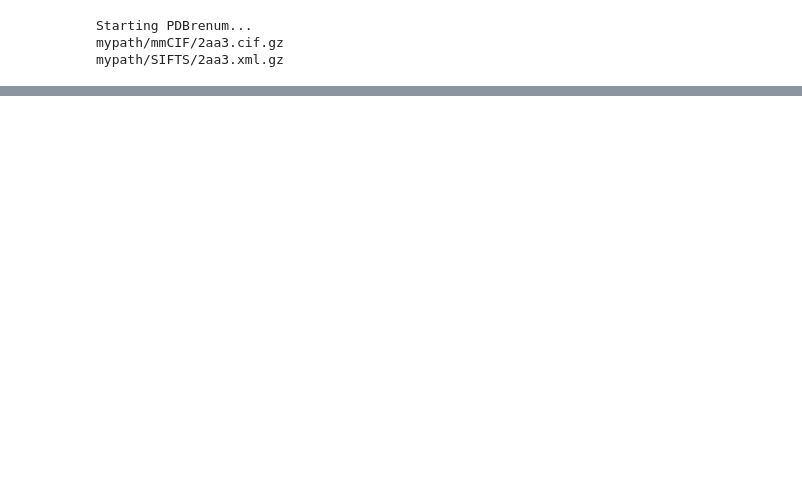
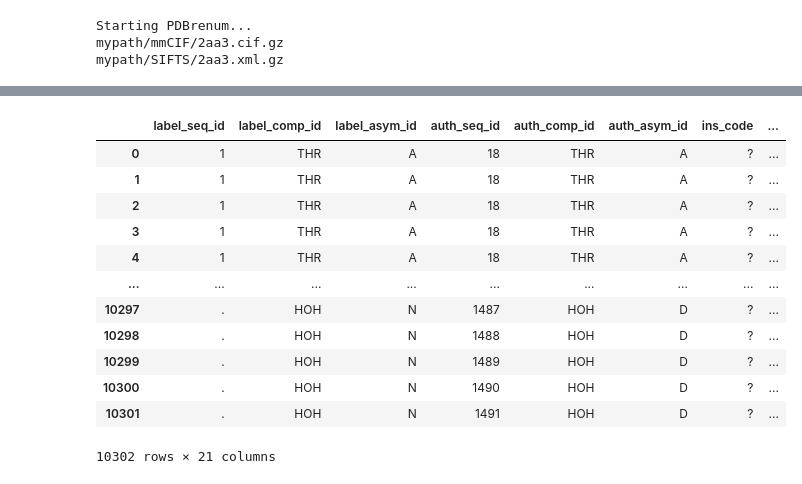
Before and after one commit to Faezov/PDBrenum, a Jupyter notebook: sifts_parser.ipynb, the cells around one changed output, grey strips where cells are left out. Cells and saved outputs as stored; diff of their text form; code cells hidden in the pictures; blank space fills up the shorter version.

```diff
--- a/sifts_parser.ipynb
+++ b/sifts_parser.ipynb
@@ -250,0 +254,16 @@ old
+# %%
+merged_df
+# %% [output]
+|  | label_seq_id | label_comp_id | label_asym_id | auth_seq_id | auth_comp_id | auth_asym_id | ins_code | ... |
+| 0 | 1 | THR | A | 18 | THR | A | ? | ... |
+| 1 | 1 | THR | A | 18 | THR | A | ? | ... |
+| 2 | 1 | THR | A | 18 | THR | A | ? | ... |
+| 3 | 1 | THR | A | 18 | THR | A | ? | ... |
+| 4 | 1 | THR | A | 18 | THR | A | ? | ... |
+| ... | ... | ... | ... | ... | ... | ... | ... | ... |
+| 10297 | . | HOH | N | 1487 | HOH | D | ? | ... |
+| 10298 | . | HOH | N | 1488 | HOH | D | ? | ... |
+| 10299 | . | HOH | N | 1489 | HOH | D | ? | ... |
+| 10300 | . | HOH | N | 1490 | HOH | D | ? | ... |
+| 10301 | . | HOH | N | 1491 | HOH | D | ? | ... |
+10302 rows × 21 columns
```
Also changed, not shown: parts of 19 cells of this notebook, 2 other files.
